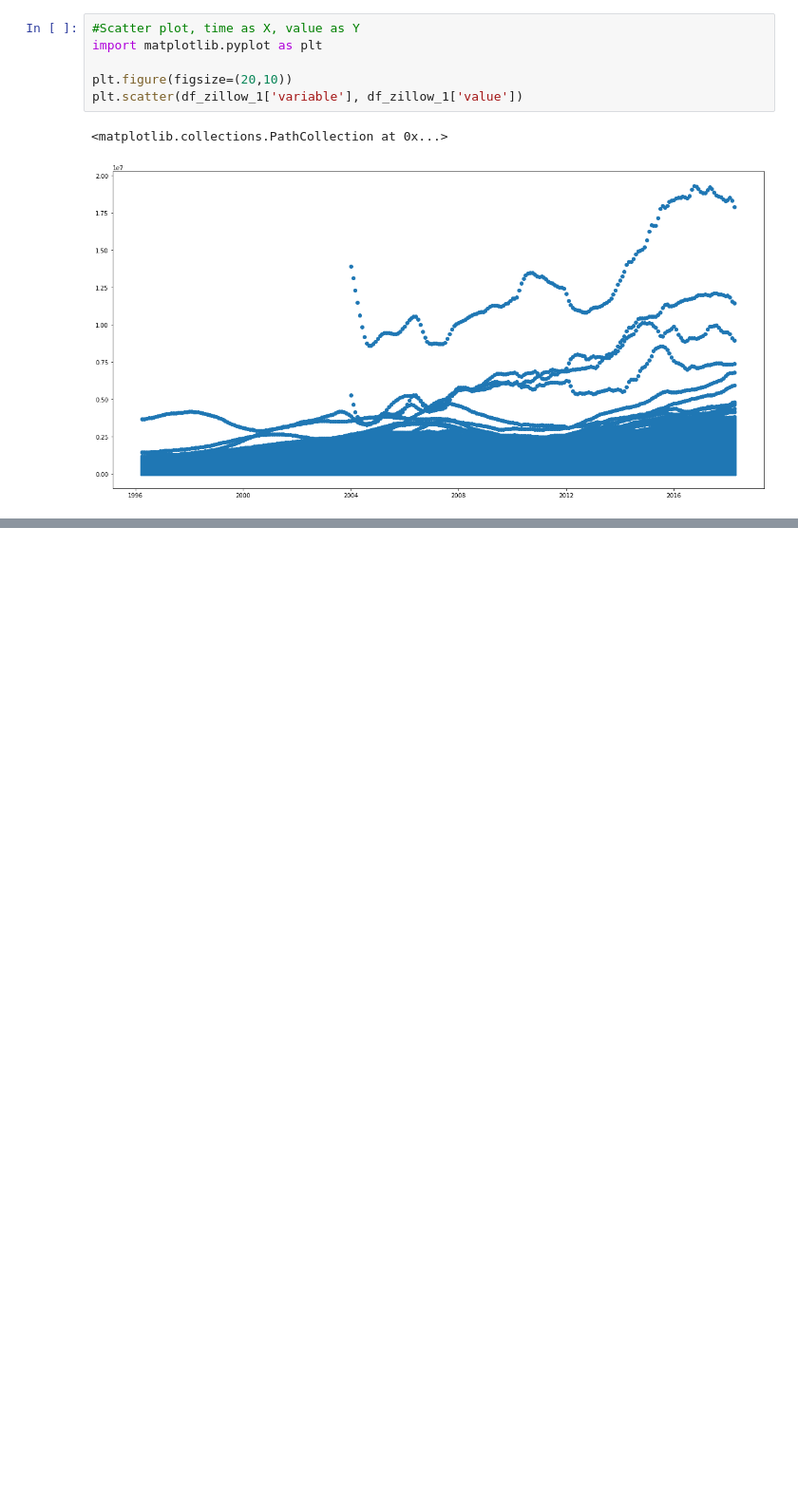
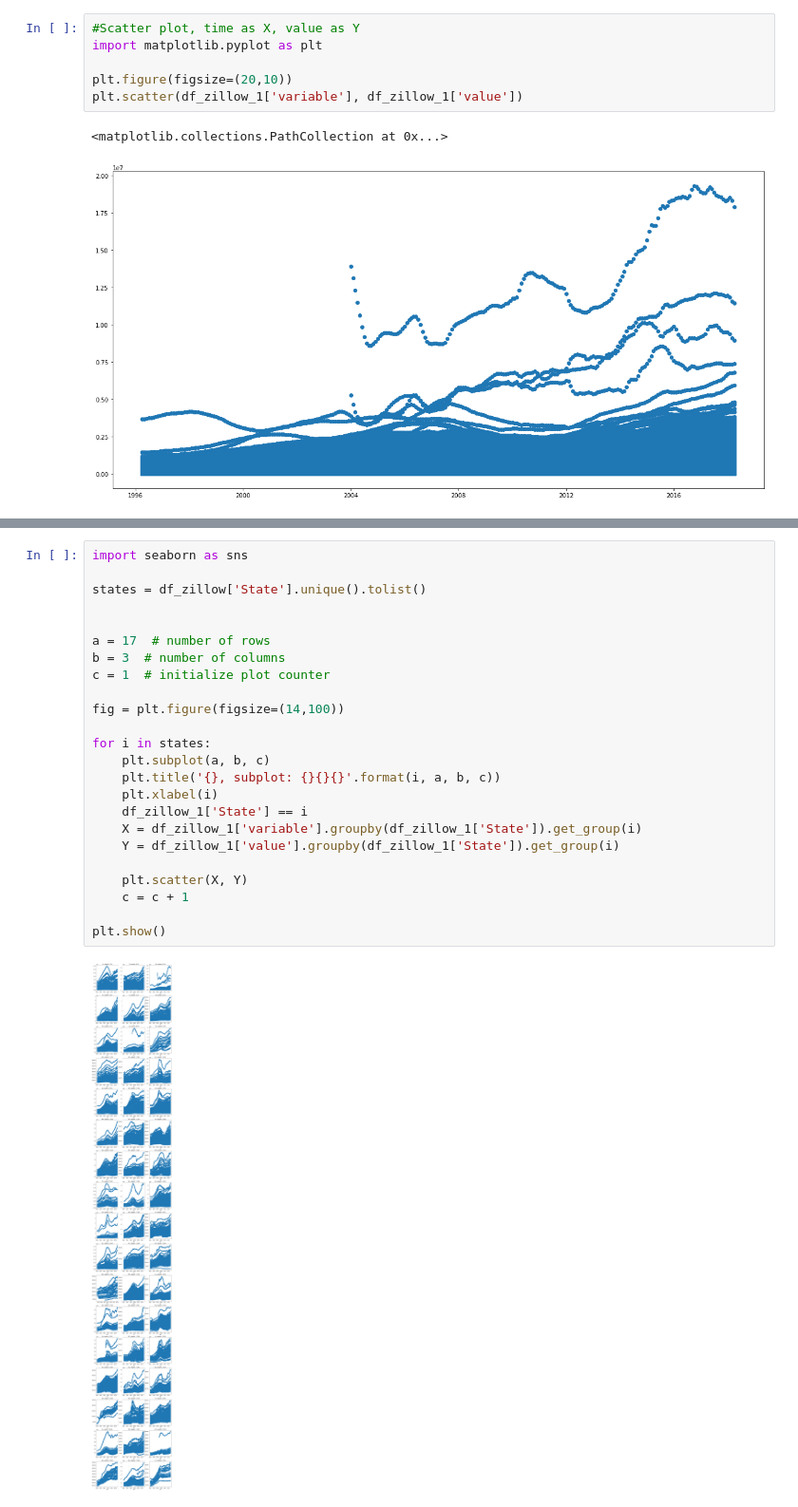
Before and after one commit to akuppan1/Flatiron-Mod-4-Project, a Jupyter notebook: Zillow data EDA.ipynb, the cells around one changed output, grey strips where cells are left out. Shown at 95% size. Cells and saved outputs as stored; diff of their text form; blank space fills up the shorter version.

```diff
--- a/Zillow data EDA.ipynb
+++ b/Zillow data EDA.ipynb
@@ -147,0 +153,26 @@ def independant_state_scatter(df):
+# %%
+import seaborn as sns
+
+states = df_zillow['State'].unique().tolist()
+
+
+a = 17  # number of rows
+b = 3  # number of columns
+c = 1  # initialize plot counter
+
+fig = plt.figure(figsize=(14,100))
+
+for i in states:
+    plt.subplot(a, b, c)
+    plt.title('{}, subplot: {}{}{}'.format(i, a, b, c))
+    plt.xlabel(i)
+    df_zillow_1['State'] == i
+    X = df_zillow_1['variable'].groupby(df_zillow_1['State']).get_group(i)
+    Y = df_zillow_1['value'].groupby(df_zillow_1['State']).get_group(i)
+
+    plt.scatter(X, Y)
+    c = c + 1
+
+plt.show()
+# %% [output]
+[figure, added]
```
Also changed, not shown: parts of 10 cells of this notebook.
